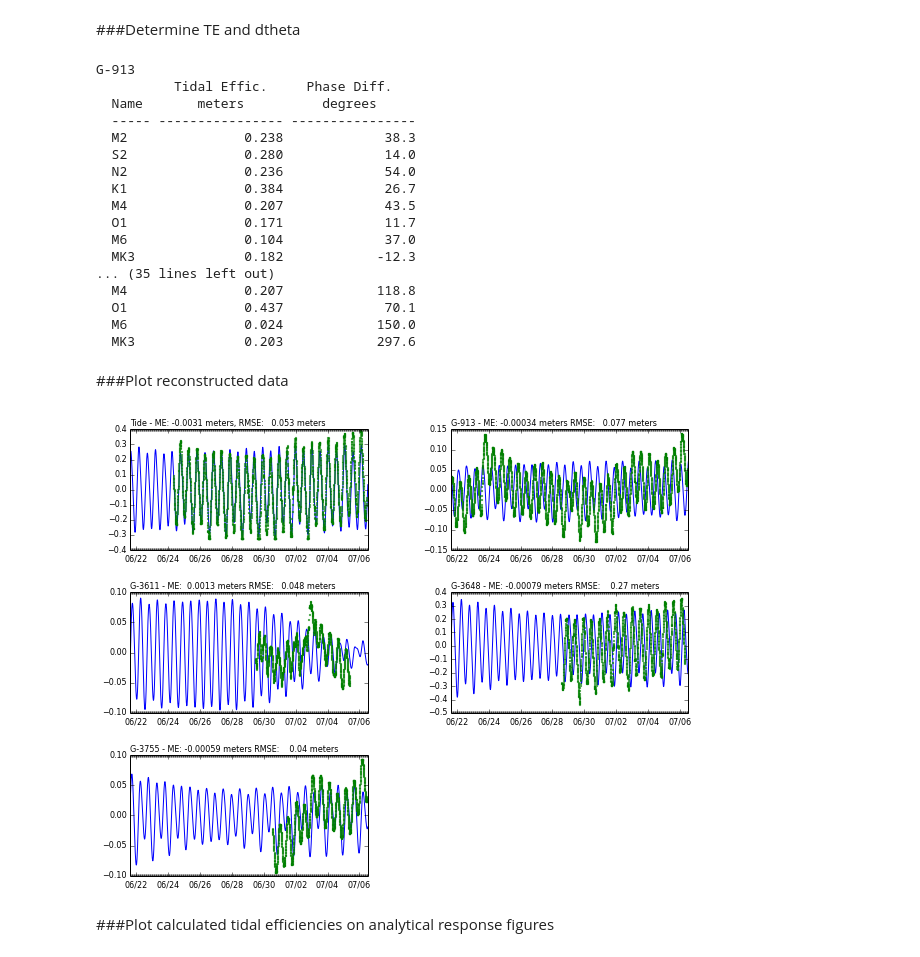
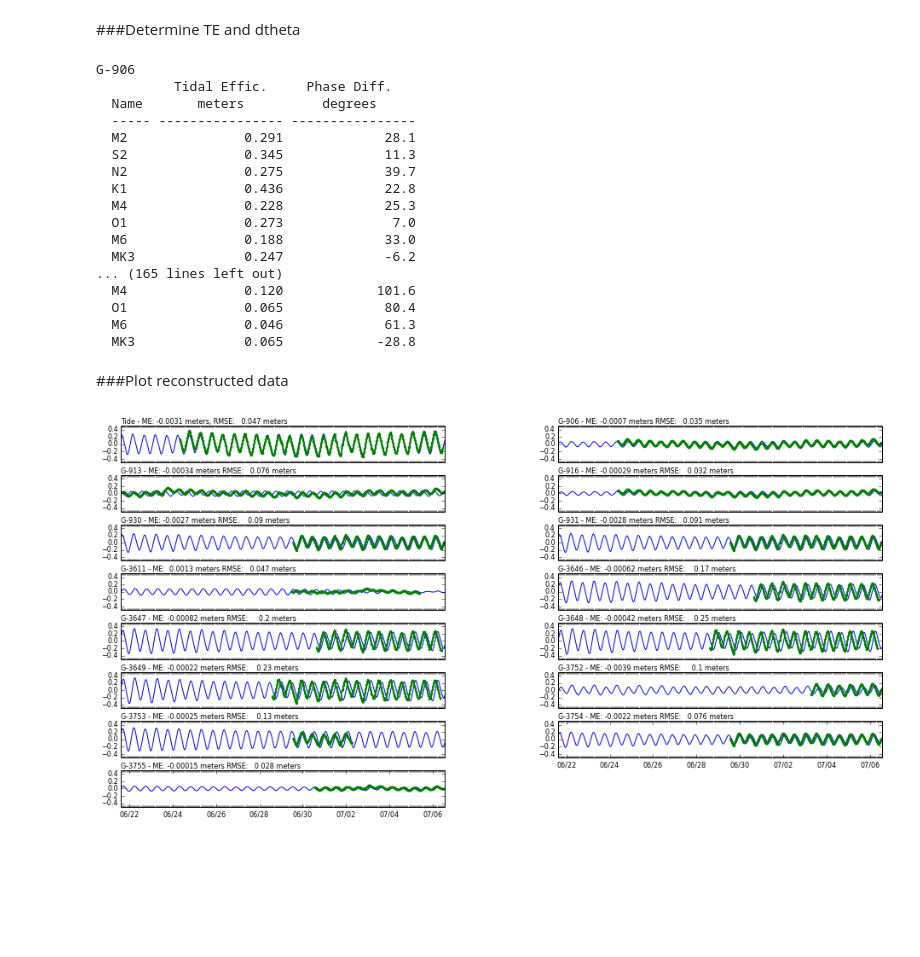
Before and after one commit to jdhughes-usgs/IPyNB, a Jupyter notebook: Tidal/FerrisTidalDataAnalysis_DE.ipynb, the cells around one changed output. Drawn from its saved outputs; the diff is of its cells as text; code cells hidden in the pictures; blank space fills up the shorter version.

Commit message:
Valid harmonic analysis of available Deering estate data

```diff
--- a/Tidal/FerrisTidalDataAnalysis_DE.ipynb
+++ b/Tidal/FerrisTidalDataAnalysis_DE.ipynb
@@ -247,11 +254,11 @@ def signal_error(pharmonics,datetime_se,obsv):
 #--process tide
 station = 'tide'
 t = calculate_t(tide_datetime)
-tide_alpha, tide_theta = harmonic_analysis(station,harmonics,t,tide_v,print_results=True)
+tide_alpha, tide_theta = harmonic_analysis(station,species,t,tide_v,print_results=True)
 #--plot simulated and observed tide
 pt = calculate_t(time_all)
 harmonic_results = []
-for idx,[c,period,a,tv] in enumerate(harmonics):
+for idx,[c,period] in enumerate(species):
     harmonic_results.append([c, period, tide_alpha[idx], tide_theta[idx], 1.0, 0.0])
 dsec = (time_min-dtime[0]).total_seconds()
 pt += dsec
@@ -266,6 +273,7 @@ ax.text(0.0, 1.01, ctxt, ha='left', va='bottom', size=8, transform=ax.transAxes)
 set_daysFmt(ax)
 xlabel('Date')
 ylabel('Normalized elevation, m')
+ax.set_ylim(-0.5,0.5)
 show()
 ax = subplot(1,1,1)
 ax.plot(tide_v, (vr_paired-tide_v), linewidth=0.0, marker='o', markersize=2, color='black')
@@ -343,48 +301,47 @@ class fit_te:
 station_te = []
 station_dtheta = []
 for [station, x, gd, gv] in gw_data:
-    pdatetime, pv, pb = pair_data(gd, gv, tide_datetime, tide_v)
+    pdatetime, pval, pbase = pair_data(gd, gv, tide_datetime, tide_v)
     t = calculate_t(pdatetime)
-    #alpha, theta = harmonic_analysis(station,harmonics,t,pb)
-    alpha, theta = harmonic_analysis(station,harmonics,t,pv)
-    a2, t2 = harmonic_analysis(station,harmonics,t,pb)
-    harmonic_results = []
-    for idx,[c,period,ta,tv] in enumerate(harmonics):
-        harmonic_results.append([c, period, alpha[idx], theta[idx]])
-    #fit_tidal = fit_te(station, harmonic_results, t, pv)
-    #te, dtheta = fit_tidal.te_analysis()
+    alpha, theta = harmonic_analysis('tide',species,t,pbase,print_results=False)
+    a2, t2 = harmonic_analysis(station,species,t,pval,print_results=False)
     te = []
     dtheta = []
     # write the station data
     harmonic_results = []
-    for idx,[c,period,ta,tv] in enumerate(harmonics):
-        v1 = alpha[idx]/a2[idx]
-        v2 = theta[idx]-t2[idx]
+    for idx,[c,period] in enumerate(species):
+        v1 = a2[idx]/alpha[idx]
+        v2 = t2[idx]
+        v3 = theta[idx]
+        if v2 < 0.0: v2 += 360.
+        if v2 > 360.: v2 -= 360.
+        if v3 < 0.0: v3 += 360.
+        if v3 > 360.: v3 -= 360.
+        v4 = v2 - v3
         te.append(v1)
-        dtheta.append(v2)
-        harmonic_results.append([c, period, v1, v2])
-        #harmonic_results.append([c, period, te[idx], dtheta[idx]])
+        dtheta.append(v4)
+        harmonic_results.append([c, period, v1, v4])
     station_te.append(te)
     station_dtheta.append(dtheta)
     print_hr(station,harmonic_results,difference=True)
 # %% [output]
-G-913
+G-906
           Tidal Effic.     Phase Diff.
   Name       meters          degrees
   ----- ---------------- ----------------
-  M2               0.238             38.3
-  S2               0.280             14.0
-  N2               0.236             54.0
-  K1               0.384             26.7
-  M4               0.207             43.5
-  O1               0.171             11.7
-  M6               0.104             37.0
-  MK3              0.182            -12.3
-... (35 lines left out)
-  M4               0.207            118.8
-  O1               0.437             70.1
-  M6               0.024            150.0
-  MK3              0.203            297.6
+  M2               0.291             28.1
+  S2               0.345             11.3
+  N2               0.275             39.7
+  K1               0.436             22.8
+  M4               0.228             25.3
+  O1               0.273              7.0
+  M6               0.188             33.0
+  MK3              0.247             -6.2
+... (165 lines left out)
+  M4               0.120            101.6
+  O1               0.065             80.4
+  M6               0.046             61.3
+  MK3              0.065            -28.8
 # %% [markdown]
 ###Plot reconstructed data
 # %%
@@ -393,39 +350,42 @@ nprow = 1 + (1 + len(gw_data)) / npcol
 # calculate simulated tidal value
 t = calculate_t(time_all)
 harmonic_results = []
-for idx,[c,period,a,tv] in enumerate(harmonics):
+for idx,[c,period] in enumerate(species):
     harmonic_results.append([c, period, tide_alpha[idx], tide_theta[idx], 1.0, 0.0])
 dsec = (time_min-tide_datetime[0]).total_seconds()
 t += dsec
 vr = create_signal(harmonic_results,t)
 me, rmse = signal_error(harmonic_results,tide_datetime,tide_v)
 ctxt = '{0} - ME: {1:7.2g} meters, RMSE: {2:7.2g} meters'.format('Tide', me, rmse)
 ifig = 1
-figure(num=None, figsize=(10, 8), dpi=300, facecolor='w', edgecolor='k')
+figure(num=None, figsize=(16, 8), dpi=300, facecolor='w', edgecolor='k')
 ax = subplot(nprow,npcol,ifig)
 ax.plot(time_all, vr, linewidth=1.0)
 ax.plot(tide_datetime, tide_v, linewidth=0.0, marker='x', markersize=2)
 ax.text(0.0, 1.01, ctxt, ha='left', va='bottom', size=8, transform=ax.transAxes)
 set_daysFmt(ax)
+ax.set_ylim(-0.5,0.5)
 #--process each groundwater file
 for istat,[station, x, gd, gv] in enumerate(gw_data):
     ifig += 1
     t -= dsec
     harmonic_results = []
-    for idx,[c,period,a,tv] in enumerate(harmonics):
+    for idx,[c,period] in enumerate(species):
         harmonic_results.append([c, period, tide_alpha[idx], tide_theta[idx], station_te[istat][idx], station_dtheta[istat][idx]])
     dsec = (time_min-gd[0]).total_seconds()
     t += dsec
     vr = create_signal(harmonic_results,t)
     me, rmse = signal_error(harmonic_results,gd,gv)
     ctxt = '{0} - ME: {1:7.2g} meters RMSE: {2:7.2g} meters'.format(station, me, rmse)
     ax = subplot(nprow,npcol,ifig)
     ax.plot(time_all, vr, linewidth=1.0)
     ax.plot(gd, gv, linewidth=0.0, marker='x', markersize=2)
     ax.text(0.0, 1.01, ctxt, ha='left', va='bottom', size=8, transform=ax.transAxes)
     set_daysFmt(ax)
+    ax.set_ylim(-0.5,0.5)
+for idx in xrange(1,ifig-1):
+    ax = subplot(nprow,npcol,idx)
+    ax.get_xaxis().set_ticks([])
 show()
 # %% [output]
-[figure, old version]
+[figure, new version]
-# %% [markdown]
-###Plot calculated tidal efficiencies on analytical response figures
```
Also changed, not shown: parts of 12 cells of this notebook, 11 other files.
